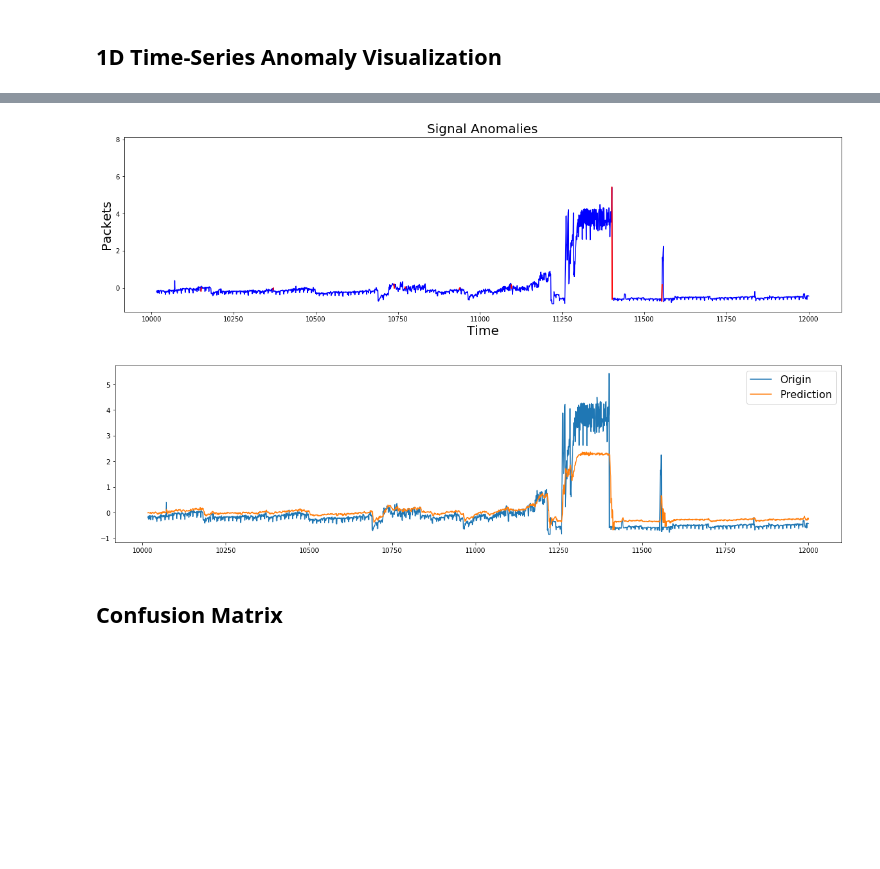
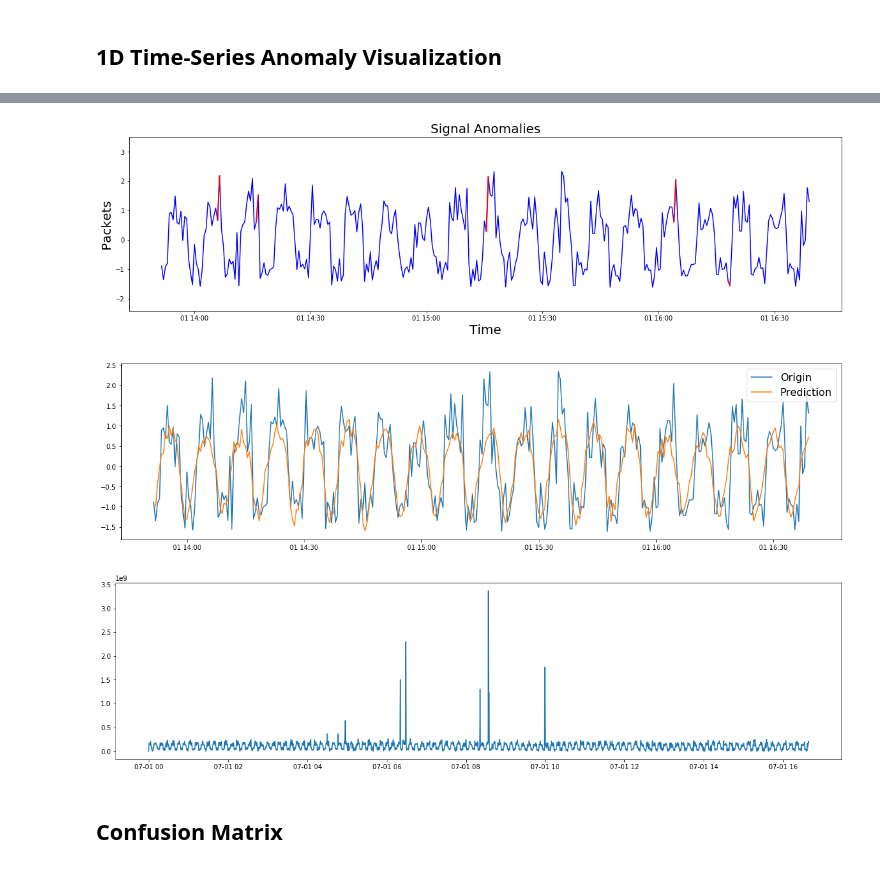
Before and after one commit to tomerlangeibm/Analytics, a Jupyter notebook: VPC Flow Logs Analytics.ipynb, the cells around one changed output, grey strips where cells are left out. Saved outputs shown, nothing was run; the diff lists cells and outputs as text; code cells hidden in the pictures; blank space fills up the shorter version.

```diff
--- a/VPC Flow Logs Analytics.ipynb
+++ b/VPC Flow Logs Analytics.ipynb
@@ -326,10 +357,0 @@ def cnn_anomaly_detection(train_set, test_set, train_labels, test_labels, max_ep
-# %%
-flowlogs_df = result_df.astype({'Start': 'datetime64[ms]','Last': 'datetime64[ms]',})
-flowlogs_df = flowlogs_df.drop_duplicates()
-
-# Artificially add an Action field, which gets an ACCEPTED value when dst_port=22. To be removed in the future
-flowlogs_df['Action'] = np.where(flowlogs_df['dst_port']!=22.0, 'ACCEPTED', 'REJECTED')
-flowlogs_df['Total_Packets'] = flowlogs_df['ABPackets'] + flowlogs_df['BAPackets']
-flowlogs_df['Total_Bytes'] = flowlogs_df['ABBytes'] + flowlogs_df['BABytes']
-
-flowlogs_df.head(10)
@@ -639,14 +652,14 @@ DONE
 ## Preapare Time-Series Data
 # %%
 # "data_name" is the name of the chosen dataset
-data_name = "Ext_data"
+data_name = "Art_data"
 # "data_df" consists of one column, which is the original signal we try to predict
-data_df = get_data(data_name).loc[2000:12000, ["Ext_data"]]
+data_df = get_data(data_name).iloc[0:2000]
 
 split_index = int(0.8*len(data_df.index))
 train_df, test_df = standardize(data_df[:split_index]), standardize(data_df[split_index:])
-train_set, train_labels = time_series(train_df, window=16)
-test_set, test_labels = time_series(test_df, window=16)
+train_set, train_labels = shingle(train_df, window=64)
+test_set, test_labels = shingle(test_df, window=64)
 
 train_size, test_size = len(train_set.index), len(test_set.index)
 sample_len, label_len = len(train_set.columns), len(train_labels.columns)
@@ -652,0 +686,3 @@ sample_len, label_len = len(train_set.columns), len(train_labels.columns)
+# %%
+train_set = conv_autoencoder(train_set, train_set, max_epochs=0, batch_size=64, initial=False, tolerance=5)
+test_set = conv_autoencoder(test_set, test_set, max_epochs=0, batch_size=64, initial=False, tolerance=5)
@@ -653,5 +698,6 @@ sample_len, label_len = len(train_set.columns), len(train_labels.columns)
 # %% [markdown]
 ## 1D Time-Series Anomaly Visualization
 # %%
-pred = cnn_anomaly_detection(train_set, test_set, train_labels, test_labels, max_epochs=30, batch_size=32, initial=False, tolerance=5)
+sample_len = len(train_set.columns)
+pred = cnn_regression(train_set, test_set, train_labels, test_labels, max_epochs=500, batch_size=64, initial=True, tolerance=10)
 # %% [output]
@@ -663,21 +724,26 @@ Done. Averaged test loss: 0.242607
 # %%
 actual = np.reshape(test_labels.values, len(test_labels.index))
-scores = calculate_scores(pred, actual, "relative")
-anomalies = find_anomalies_dynamic(scores, window=100, thresh=9)
+scores = np.abs(actual - pred)
+anomalies = find_anomalies_static(scores, thresh=3)
 
-xaxis = test_set.index.to_pydatetime() if data_name!="Ext_data" else test_set.index.values
+xaxis = test_set.index.to_pydatetime() if data_name not in ["Ext_data", "Art_data"] else test_set.index.values
 yaxis = [test_df.loc[x] for x in xaxis]
 
 
 anomaly_visualization(xaxis, yaxis, anomalies, draw_trends=False)
 
 plt.figure(figsize=(20, 5))
 plt.plot(xaxis, yaxis, xaxis, pred)
 plt.legend(["Origin", "Prediction"], prop={'size': 16})
+
+plt.figure(figsize=(20, 5))
+plt.plot(data_df)
+
 plt.show()
 # %% [output]
-[figure, old version]
+[figure, new version]
-[figure, old version]
+[figure, new version]
+[figure, added]
 # %% [markdown]
 ## Confusion Matrix
 # %%
```
Also changed, not shown: parts of 17 cells of this notebook.
